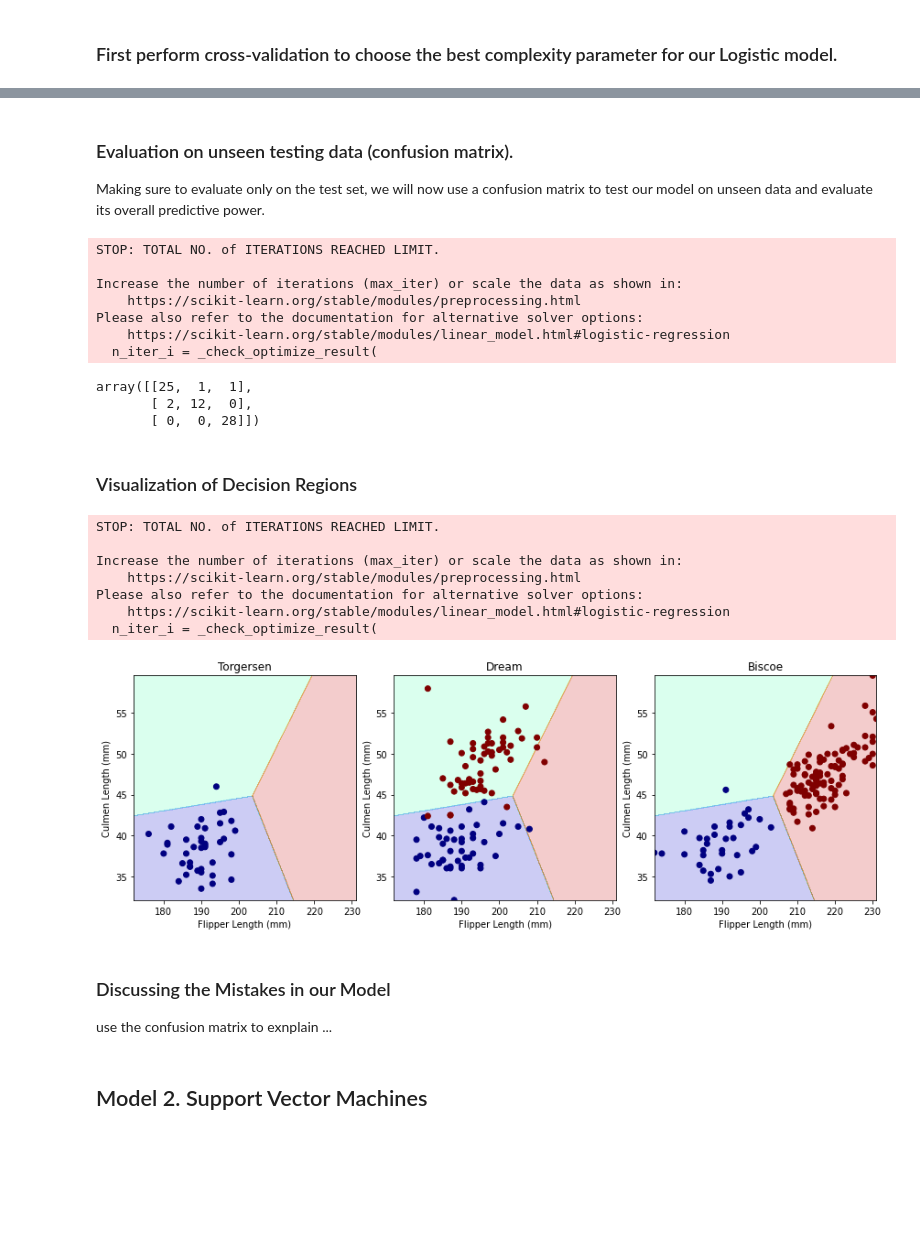
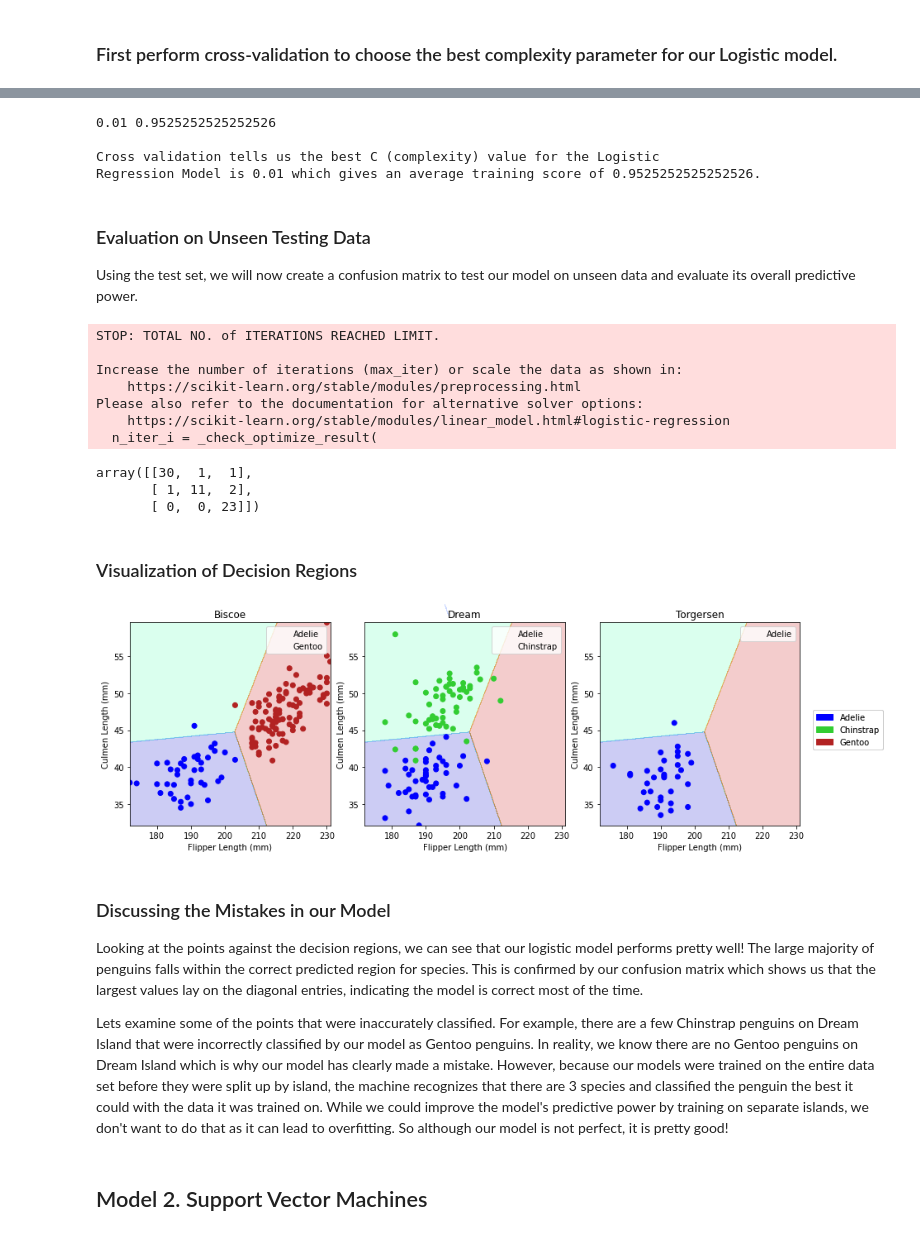
Before and after one commit to rainbowschubert/Palmer-Penguins-Analysis, a Jupyter notebook: 2A11-Penguins Group Project (1).ipynb, the cells around one changed output, grey strips where cells are left out. Saved outputs shown, nothing was run; the diff lists cells and outputs as text; code cells hidden in the pictures; blank space fills up the shorter version.

Commit message:
Update 2A11-Penguins Group Project (1).ipynb
almost done woo

```diff
--- a/2A11-Penguins Group Project (1).ipynb
+++ b/2A11-Penguins Group Project (1).ipynb
@@ -180,18 +235,3 @@ def plot_regions(c,X,y):
 from sklearn.linear_model import LogisticRegression
 # %% [markdown]
 ### First perform cross-validation to choose the best complexity parameter for our Logistic model.
-# %%
-from sklearn.model_selection import cross_val_score
-
-scores=[]
-C_param_range = [0.001,0.01,0.1,1,10,100]
-best_score=-np.inf
-
-for i in range(6):
-    LR=LogisticRegression(C=C_param_range[i])
-    scores.append(cross_val_score(LR,X_train,y_train,cv=5).mean())
-    if scores[i-1]>best_score:
-        best_score=scores[i-1]
-        best_depth=C_param_range[i]
-
-print(best_depth, best_score)
@@ -229,0 +238,13 @@ regression is 10 which gives an average training score of 0.9560269360269359.
+# %%
+from sklearn.model_selection import cross_val_score
+
+scores=[]
+C_param_range = np.linspace(0.01,10,10)
+best_score=-np.inf
+
+for i in C_param_range:
+    LR=LogisticRegression(C=i)
+    scores.append(cross_val_score(LR,X_train,y_train,cv=5).mean())
+    if scores[-1]>best_score:
+        best_score=scores[-1]
+        best_C=i
@@ -230,13 +269,22 @@ regression is 10 which gives an average training score of 0.9560269360269359.
+# %%
+print(best_C, best_score)
+print("\nCross validation tells us the best C (complexity) value for the Logistic \nRegression Model is "
+      + str(best_C)+" which gives an average training score of "+ str(best_score)+".")
+# %% [output]
+0.01 0.9525252525252526
+
+Cross validation tells us the best C (complexity) value for the Logistic
+Regression Model is 0.01 which gives an average training score of 0.9525252525252526.
 # %% [markdown]
-### Evaluation on unseen testing data (confusion matrix).
- Making sure to evaluate only on the test set, we will now use a confusion matrix to test our model on unseen data and evaluate its overall predictive power.
+### Evaluation on Unseen Testing Data
+Using the test set, we will now create a confusion matrix to test our model on unseen data and evaluate its overall predictive power.
 # %%
+LR=LogisticRegression(C=best_C)
 LR.fit(X_train,y_train)
 y_test_pred=LR.predict(X_test)
 
 from sklearn.metrics import confusion_matrix
-c=confusion_matrix(y_test,y_test_pred)
-c
+confusion_matrix(y_test,y_test_pred)
 # %% [output]
 STOP: TOTAL NO. of ITERATIONS REACHED LIMIT.
 
@@ -245,29 +293,22 @@ Increase the number of iterations (max_iter) or scale the data as shown in:
 Please also refer to the documentation for alternative solver options:
     https://scikit-learn.org/stable/modules/linear_model.html#logistic-regression
   n_iter_i = _check_optimize_result(
-array([[25,  1,  1],
-       [ 2, 12,  0],
-       [ 0,  0, 28]])
+array([[30,  1,  1],
+       [ 1, 11,  2],
+       [ 0,  0, 23]])
 # %% [markdown]
 ### Visualization of Decision Regions
 # %%
 #create object model with the calculated best C value
-LR=LogisticRegression(C=0.1)
 plot_regions(LR,X_train, y_train)
 # %% [output]
-STOP: TOTAL NO. of ITERATIONS REACHED LIMIT.
-
-Increase the number of iterations (max_iter) or scale the data as shown in:
-    https://scikit-learn.org/stable/modules/preprocessing.html
-Please also refer to the documentation for alternative solver options:
-    https://scikit-learn.org/stable/modules/linear_model.html#logistic-regression
-  n_iter_i = _check_optimize_result(
-[figure, old version]
+[figure, new version]
 # %% [markdown]
 ### Discussing the Mistakes in our Model
 
+Looking at the points against the decision regions, we can see that our logistic model performs pretty well! The large majority of penguins falls within the correct predicted region for species. This is confirmed by our confusion matrix which shows us that the largest values lay on the diagonal entries, indicating the model is correct most of the time.
 
-use the confusion matrix to exnplain ...
+Lets examine some of the points that were inaccurately classified. For example, there are a few Chinstrap penguins on Dream Island that were incorrectly classified by our model as Gentoo penguins. In reality, we know there are no Gentoo penguins on Dream Island which is why our model has clearly made a mistake. However, because our models were trained on the entire data set before they were split up by island, the machine recognizes that there are 3 species and classified the penguin the best it could with the data it was trained on. While we could improve the model's predictive power by training on separate islands, we don't want to do that as it can lead to overfitting. So although our model is not perfect, it is pretty good!
 # %% [markdown]
 ## Model 2. Support Vector Machines
 # %%
```
Also changed, not shown: parts of 32 cells of this notebook.
